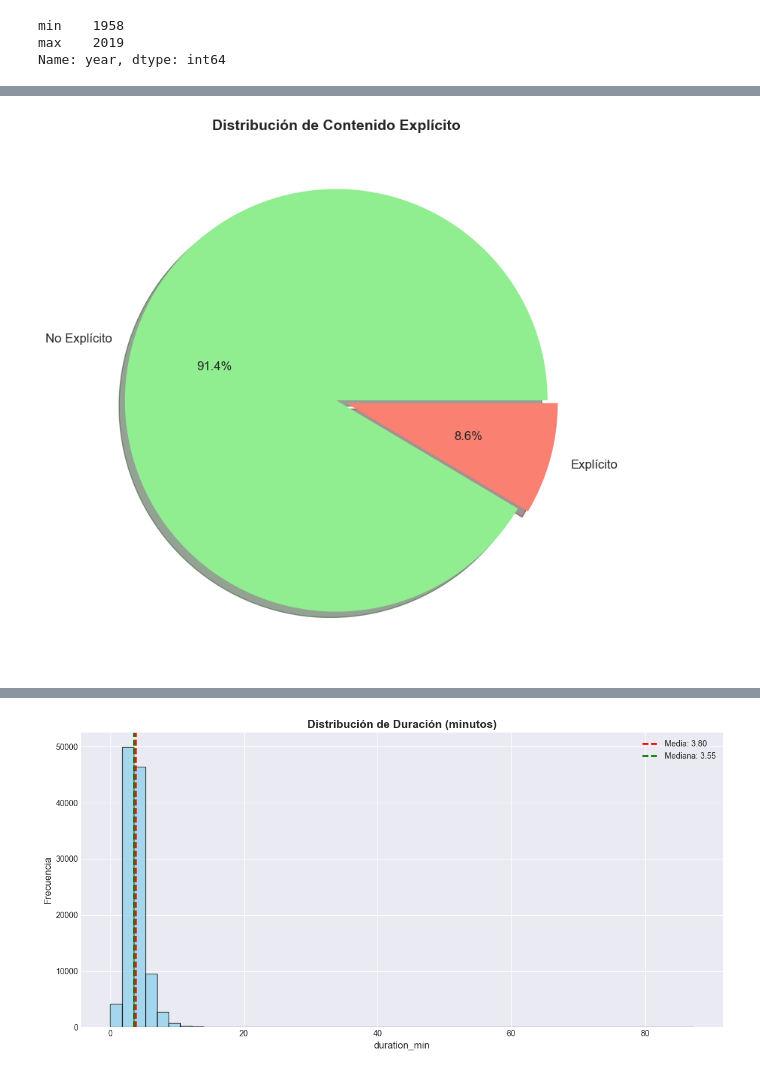
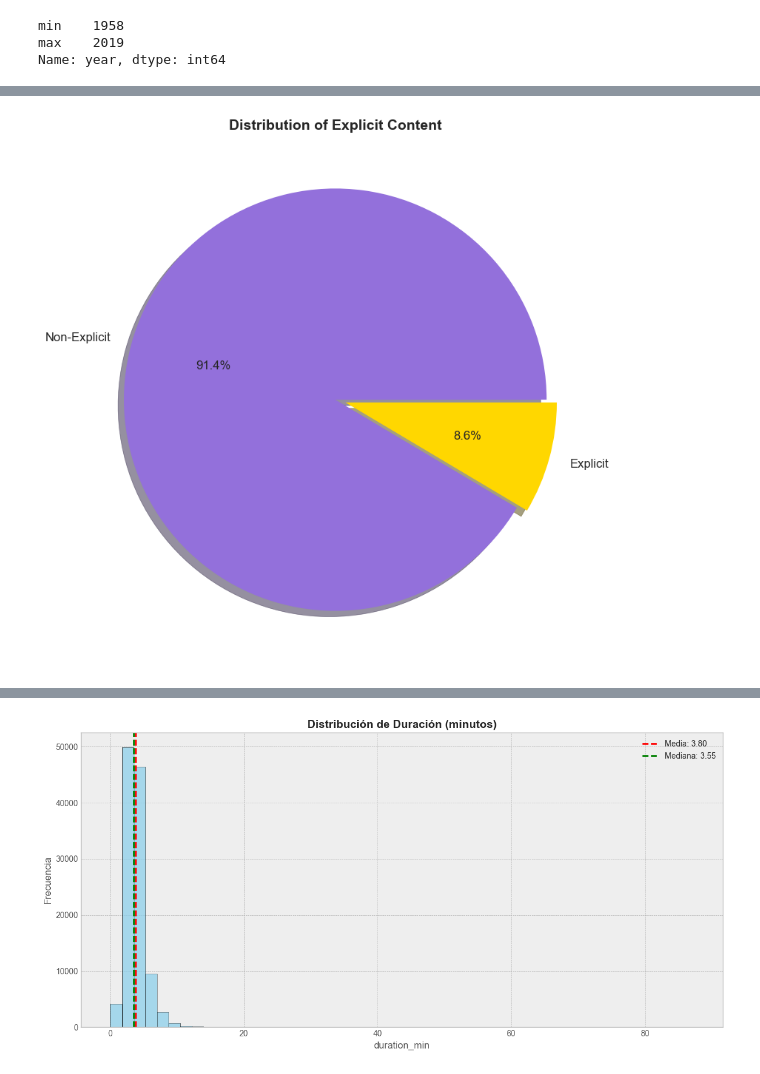
Before and after one commit to HEstefaniaR/workshop-2, a Jupyter notebook: EDA.ipynb, the cells around one changed output, grey strips where cells are left out. Drawn from its saved outputs; the diff is of its cells as text; code cells hidden in the pictures.

```diff
--- a/EDA.ipynb
+++ b/EDA.ipynb
@@ -480,8 +480,0 @@ La columna img y workers no aporta información relevante para el análisis.
-# %%
-import pandas as pd
-import matplotlib.pyplot as plt
-import seaborn as sns
-import numpy as np
-
-plt.style.use('seaborn-v0_8-darkgrid')
-sns.set_palette("")
@@ -592,14 +561,14 @@ plt.show()
 # %%
 plt.figure(figsize=(8, 8))
 explicit_counts = spotify_df['explicit'].value_counts()
-labels = ['Explícito' if idx == True else 'No Explícito' for idx in explicit_counts.index]
+labels = ['Explicit' if idx == True else 'Non-Explicit' for idx in explicit_counts.index]
 explode_vals = [0.05 if idx == True else 0 for idx in explicit_counts.index]
-colors = ['salmon' if idx == True else 'lightgreen' for idx in explicit_counts.index]
+colors = ['gold' if idx == True else 'mediumpurple' for idx in explicit_counts.index]
 
 plt.pie(explicit_counts.values, labels=labels, autopct='%1.1f%%',
         colors=colors, explode=explode_vals, shadow=True, textprops={'fontsize': 12})
-plt.title('Distribución de Contenido Explícito', fontsize=14, fontweight='bold')
+plt.title('Distribution of Explicit Content', fontsize=14, fontweight='bold')
 plt.tight_layout()
 plt.show()
 # %% [output]
-[figure, old version]
+[figure, new version]
```
Also changed, not shown: parts of 31 cells of this notebook, 2 other files.
